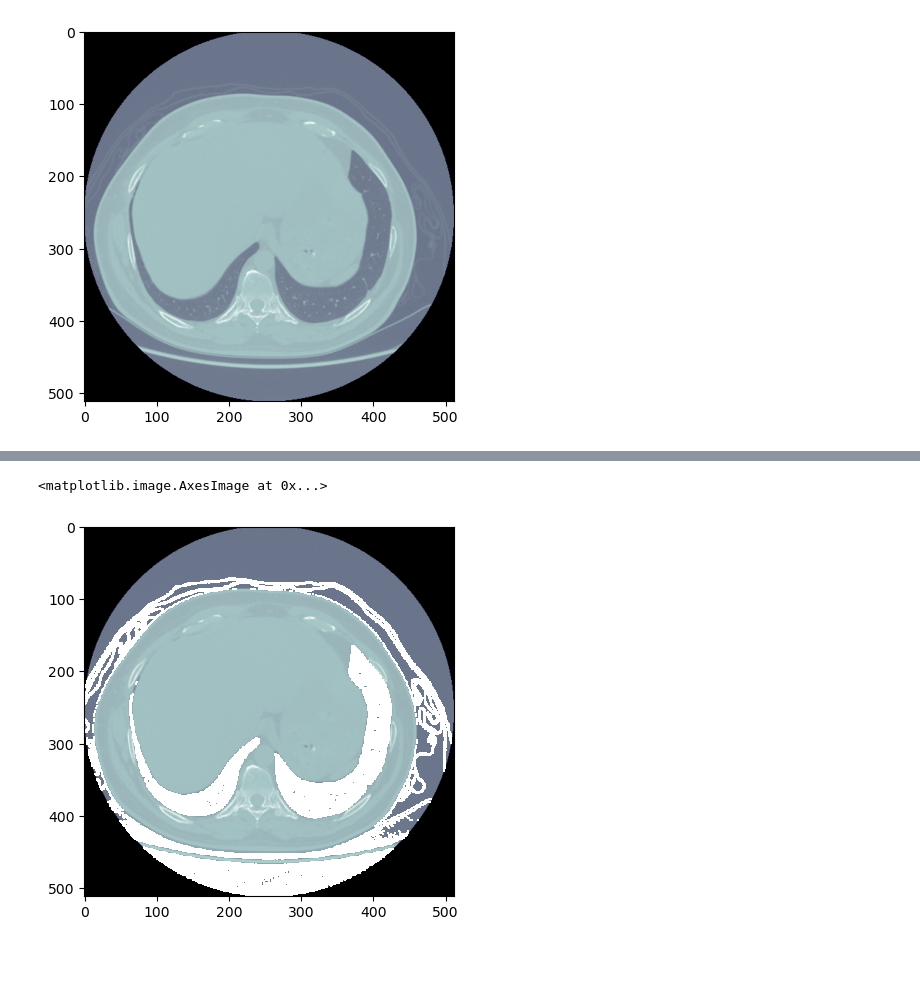
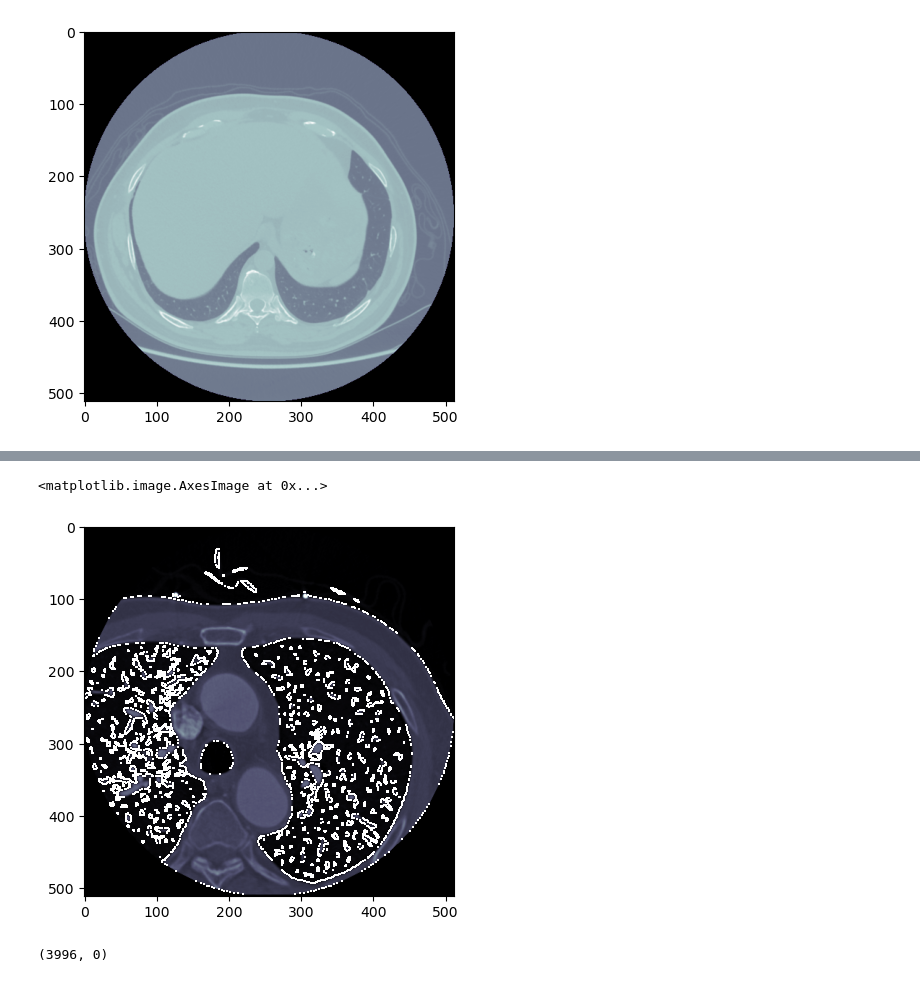
Before and after one commit to Harshjoon/Dicom_python, a Jupyter notebook: pydicom.ipynb, the cells around one changed output, grey strips where cells are left out. Saved outputs shown, nothing was run; the diff lists cells and outputs as text; code cells hidden in the pictures.

```diff
--- a/pydicom.ipynb
+++ b/pydicom.ipynb
@@ -144,0 +155,9 @@ plt.imshow(a, cmap=plt.cm.bone)
+# %%
+import pydicom
+import numpy as np
+from numpy import ma
+dataset = pydicom.dcmread("./CTCardio_20F/I10-no-phi")
+# %%
+a = dataset.pixel_array
+#a.min(), a.max()
+plt.imshow(a, cmap=plt.cm.bone)
@@ -145,6 +167,10 @@ plt.imshow(a, cmap=plt.cm.bone)
 # %%
-a_ = ma.masked_inside(a,100,300)
+a_ = ma.masked_inside(a,226,300)
 plt.imshow(a_, cmap=plt.cm.bone)
 # %% [output]
 <matplotlib.image.AxesImage at 0x...>
-[figure, old version]
+[figure, new version]
+# %%
+a.max(), a.min()
+# %% [output]
+(3996, 0)
```
Also changed, not shown: parts of 3 cells of this notebook, 1 other file.
